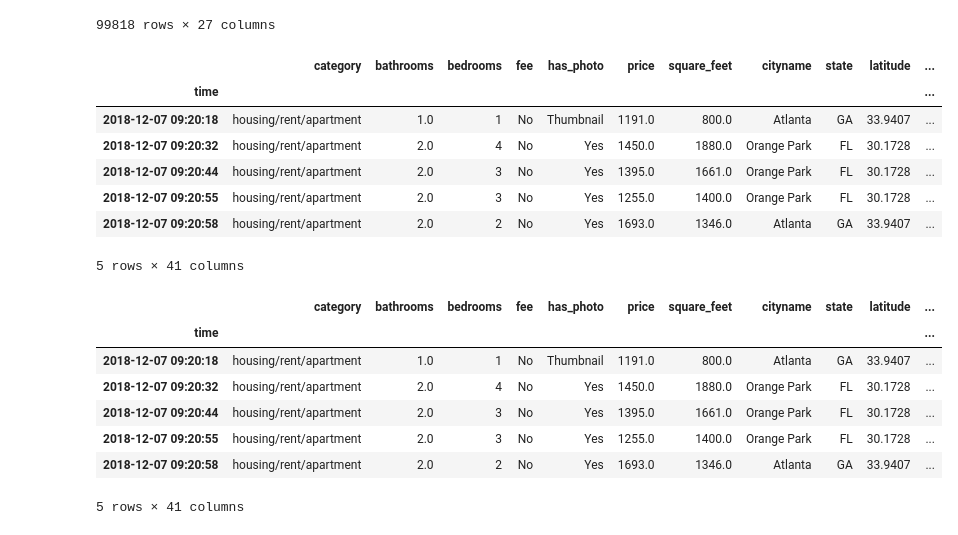
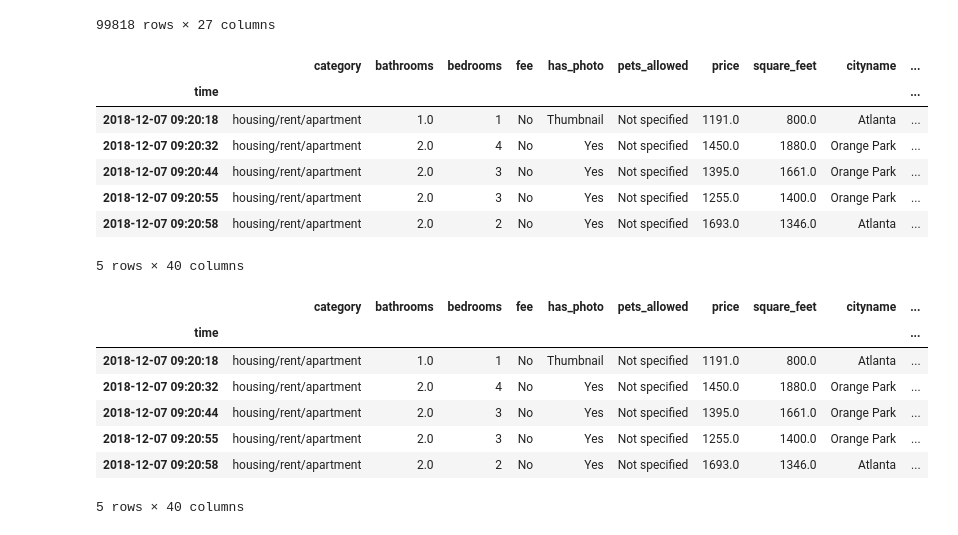
Before and after one commit to trainindata/master-tree-ensemble-models, a Jupyter notebook: prepare-data/apartment_rent.ipynb, the cells around one changed output. Cells and saved outputs as stored; diff of their text form; code cells hidden in the pictures.

```diff
--- a/prepare-data/apartment_rent.ipynb
+++ b/prepare-data/apartment_rent.ipynb
@@ -163,21 +163,10 @@ Cats          1848
 Dogs           127
 Name: count, dtype: int64
 # %%
-pets_lists = (
-    df["pets_allowed"]
-    .fillna("")
-    .str.split(",")
-    .apply(lambda x: [item.strip() for item in x if item.strip()])
-)
+# the ads tell us which pets are allowed,
+# we only keep whether pets are allowed at all
+df["pets_allowed"] = df["pets_allowed"].notna().map({True: "Yes", False: "Not specified"})
+df["pets_allowed"] = df["pets_allowed"].astype("category")
 
-pets_mlb = MultiLabelBinarizer()
-pets_encoded = pd.DataFrame(
-    pets_mlb.fit_transform(pets_lists),
-    columns=[
-        f"pet_{name}"
-        for name in pets_mlb.classes_
-    ],
-    index=df.index,
-)
-pets_encoded
+df["pets_allowed"].value_counts(dropna=False)
 # %% [output]
@@ -245,27 +224,31 @@ amenities_encoded
 | 2019-12-26 20:17:05 | 0 | 0 | 0 | 0 | 0 | ... |
 99818 rows × 27 columns
 # %%
-df = pd.concat([df.drop(columns=["amenities", "pets_allowed"]), pets_encoded, amenities_encoded], axis=1)
+df = pd.concat([df.drop(columns=["amenities"]), amenities_encoded], axis=1)
 df.head()
 # %% [output]
-|  | category | bathrooms | bedrooms | fee | has_photo | price | square_feet | cityname | state | latitude | ... |
-| time |  |  |  |  |  |  |  |  |  |  | ... |
-| 2018-12-07 09:20:18 | housing/rent/apartment | 1.0 | 1 | No | Thumbnail | 1191.0 | 800.0 | Atlanta | GA | 33.9407 | ... |
-| 2018-12-07 09:20:32 | housing/rent/apartment | 2.0 | 4 | No | Yes | 1450.0 | 1880.0 | Orange Park | FL | 30.1728 | ... |
-| 2018-12-07 09:20:44 | housing/rent/apartment | 2.0 | 3 | No | Yes | 1395.0 | 1661.0 | Orange Park | FL | 30.1728 | ... |
-| 2018-12-07 09:20:55 | housing/rent/apartment | 2.0 | 3 | No | Yes | 1255.0 | 1400.0 | Orange Park | FL | 30.1728 | ... |
-| 2018-12-07 09:20:58 | housing/rent/apartment | 2.0 | 2 | No | Yes | 1693.0 | 1346.0 | Atlanta | GA | 33.9407 | ... |
+|  | category | bathrooms | bedrooms | fee | has_photo | pets_allowed | price | square_feet | cityname | ... |
+| time |  |  |  |  |  |  |  |  |  | ... |
+| 2018-12-07 09:20:18 | housing/rent/apartment | 1.0 | 1 | No | Thumbnail | Not specified | 1191.0 | 800.0 | Atlanta | ... |
+| 2018-12-07 09:20:32 | housing/rent/apartment | 2.0 | 4 | No | Yes | Not specified | 1450.0 | 1880.0 | Orange Park | ... |
+| 2018-12-07 09:20:44 | housing/rent/apartment | 2.0 | 3 | No | Yes | Not specified | 1395.0 | 1661.0 | Orange Park | ... |
+| 2018-12-07 09:20:55 | housing/rent/apartment | 2.0 | 3 | No | Yes | Not specified | 1255.0 | 1400.0 | Orange Park | ... |
+| 2018-12-07 09:20:58 | housing/rent/apartment | 2.0 | 2 | No | Yes | Not specified | 1693.0 | 1346.0 | Atlanta | ... |
-5 rows × 41 columns
+5 rows × 40 columns
 # %%
 df.to_parquet("apartment_rent.parquet")
+
+# the time is the index, so we keep it in the csv file
+df.to_csv("apartment_rent.csv")
+
 df = pd.read_parquet("apartment_rent.parquet")
 df.head()
 # %% [output]
-|  | category | bathrooms | bedrooms | fee | has_photo | price | square_feet | cityname | state | latitude | ... |
-| time |  |  |  |  |  |  |  |  |  |  | ... |
-| 2018-12-07 09:20:18 | housing/rent/apartment | 1.0 | 1 | No | Thumbnail | 1191.0 | 800.0 | Atlanta | GA | 33.9407 | ... |
-| 2018-12-07 09:20:32 | housing/rent/apartment | 2.0 | 4 | No | Yes | 1450.0 | 1880.0 | Orange Park | FL | 30.1728 | ... |
-| 2018-12-07 09:20:44 | housing/rent/apartment | 2.0 | 3 | No | Yes | 1395.0 | 1661.0 | Orange Park | FL | 30.1728 | ... |
-| 2018-12-07 09:20:55 | housing/rent/apartment | 2.0 | 3 | No | Yes | 1255.0 | 1400.0 | Orange Park | FL | 30.1728 | ... |
-| 2018-12-07 09:20:58 | housing/rent/apartment | 2.0 | 2 | No | Yes | 1693.0 | 1346.0 | Atlanta | GA | 33.9407 | ... |
+|  | category | bathrooms | bedrooms | fee | has_photo | pets_allowed | price | square_feet | cityname | ... |
+| time |  |  |  |  |  |  |  |  |  | ... |
+| 2018-12-07 09:20:18 | housing/rent/apartment | 1.0 | 1 | No | Thumbnail | Not specified | 1191.0 | 800.0 | Atlanta | ... |
+| 2018-12-07 09:20:32 | housing/rent/apartment | 2.0 | 4 | No | Yes | Not specified | 1450.0 | 1880.0 | Orange Park | ... |
+| 2018-12-07 09:20:44 | housing/rent/apartment | 2.0 | 3 | No | Yes | Not specified | 1395.0 | 1661.0 | Orange Park | ... |
+| 2018-12-07 09:20:55 | housing/rent/apartment | 2.0 | 3 | No | Yes | Not specified | 1255.0 | 1400.0 | Orange Park | ... |
+| 2018-12-07 09:20:58 | housing/rent/apartment | 2.0 | 2 | No | Yes | Not specified | 1693.0 | 1346.0 | Atlanta | ... |
-5 rows × 41 columns
+5 rows × 40 columns
```
Also changed, not shown: parts of 2 cells of this notebook, 9 other files.
